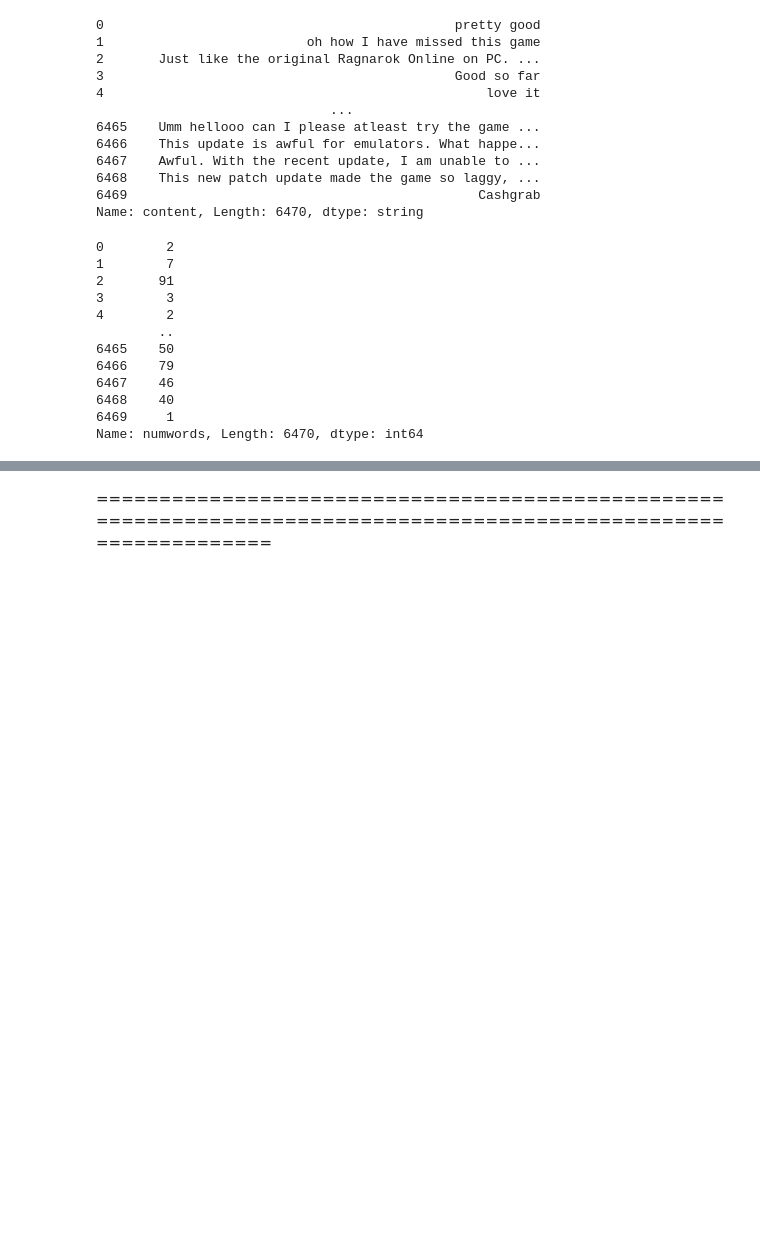
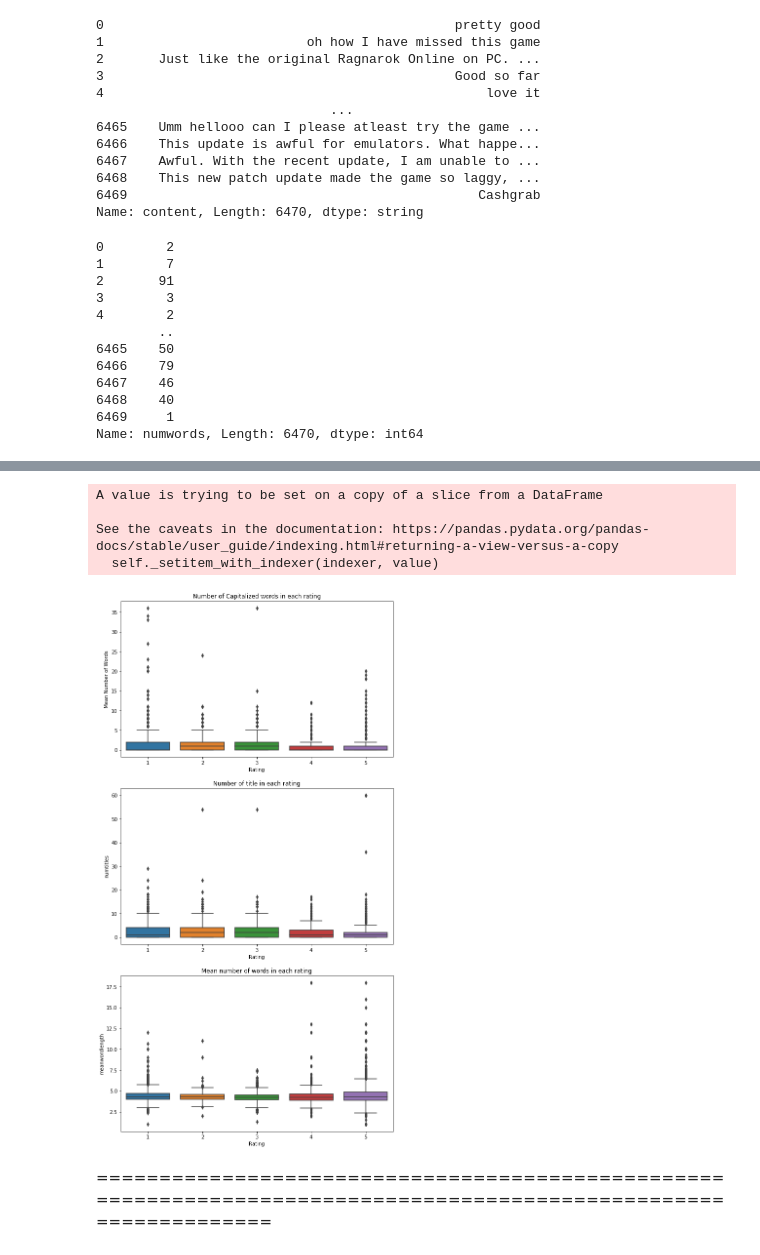
Before and after one commit to Moses-Lin/romreview, a Jupyter notebook: EDA.ipynb, the cells around one changed output, grey strips where cells are left out. Cells and saved outputs as stored; diff of their text form; code cells hidden in the pictures; blank space fills up the shorter version.

```diff
--- a/EDA.ipynb
+++ b/EDA.ipynb
@@ -372,3 +401,31 @@ Name: numwords, Length: 6470, dtype: int64
+# %%
+df['numcapts'].loc[df['numcapts']>36] = 36
+df['numtitles'].loc[df['numtitles']>60] = 60
+df['meanwordlength'].loc[df['meanwordlength']>18] = 18
+
+f, axes = plt.subplots(3, 1, figsize=(10,20))
+
+sns.boxplot(x='score', y='numcapts', data=df, ax=axes[0])
+axes[0].set_xlabel('Rating', fontsize=10)
+axes[0].set_ylabel('Number of Capitalized Words', fontsize=10)
+axes[0].set_title("Number of Capitalized words in each rating", fontsize=12)
+
+sns.boxplot(x='score', y='numtitles', data=df, ax=axes[1])
+axes[1].set_xlabel('Rating', fontsize=10)
+axes[0].set_ylabel('Number of Title Characters', fontsize=10)
+axes[1].set_title("Number of title in each rating", fontsize=12)
+
+sns.boxplot(x='score', y='meanwordlength', data=df, ax=axes[2])
+axes[2].set_xlabel('Rating', fontsize=10)
+axes[0].set_ylabel('Mean Number of Words', fontsize=10)
+axes[2].set_title("Mean number of words in each rating", fontsize=12)
+plt.show()
+# %% [output]
+A value is trying to be set on a copy of a slice from a DataFrame
+
+See the caveats in the documentation: https://pandas.pydata.org/pandas-docs/stable/user_guide/indexing.html#returning-a-view-versus-a-copy
+  self._setitem_with_indexer(indexer, value)
+[figure, added]
 # %% [markdown]
 ==================================================================================================================
 # %% [markdown]
```
Also changed, not shown: parts of 3 cells of this notebook.
